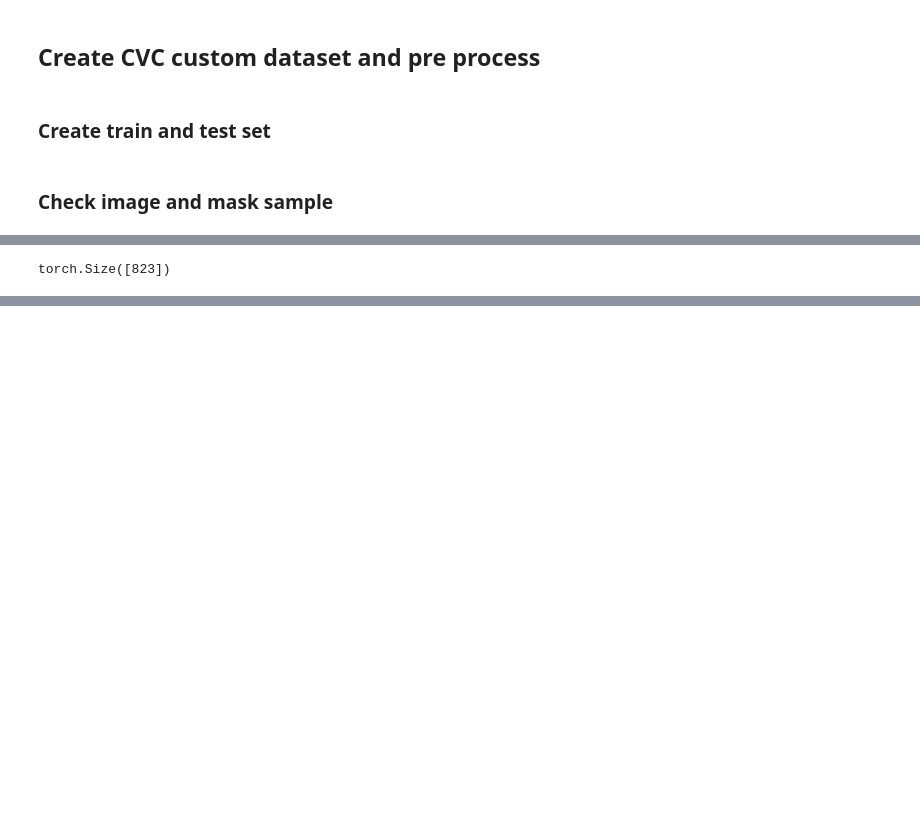
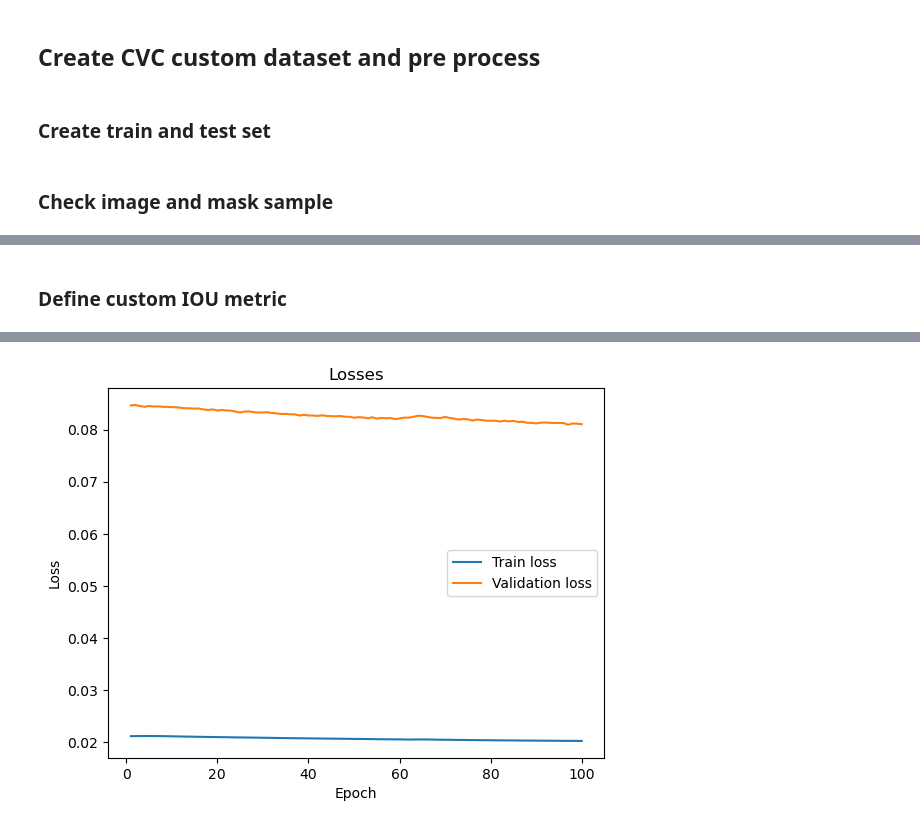
Before and after one commit to navti/MLProjects, a Jupyter notebook: medical-segmentation/segmentation.ipynb, the cells around one changed output, grey strips where cells are left out. Cells and saved outputs as stored; diff of their text form; code cells hidden in the pictures; blank space fills up the shorter version.

Commit message:
Add custom IOU metric. Modify training code.

```diff
--- a/medical-segmentation/segmentation.ipynb
+++ b/medical-segmentation/segmentation.ipynb
@@ -115,7 +116,3 @@ plt.imshow(mask, cmap='gray')
-# %%
-mask[mask == 1].shape
-# %% [output]
-torch.Size([823])
 # %%
 """ Parts of the U-Net model """
 
@@ -217,6 +214,7 @@ class UNet(nn.Module):
         self.up3 = (UpDoubleConv(256, 128 // factor, bilinear))
         self.up4 = (UpDoubleConv(128, 64, bilinear))
         self.outc = (OutConv(64, n_classes))
+        self.sigmoid = nn.Sigmoid()
 
     def forward(self, x):
         if self.checkpointing:
@@ -230,6 +228,7 @@ class UNet(nn.Module):
             x = checkpoint(self.up3, x,x2, use_reentrant=False)
             x = checkpoint(self.up4, x,x1, use_reentrant=False)
             logits = checkpoint(self.outc, x, use_reentrant=False)
+            # probs = checkpoint(self.sigmoid, logits, use_reentrant=False)
             return logits
 
         x1 = self.inc(x)
@@ -279,6 +291,24 @@ def save_model(model, name=None):
     else:
         save_model_path = "results/saved_models/"+name+".pth"
     torch.save(model.state_dict(), save_model_path)
+# %% [markdown]
+### Define custom IOU metric
+# %%
+# IoU metric
+
+def custom_iou(predictions: torch.tensor, targets: torch.tensor):
+    assert isinstance(predictions, torch.Tensor), "Not a torch tensor"
+    assert isinstance(targets, torch.Tensor), "Not a torch tensor"
+
+    # intersection : element wise multiplication or logical AND
+    intersection = torch.logical_and(predictions, targets)
+    # intersection = predictions * targets
+
+    # union : element wise sum or logical OR
+    union = torch.logical_or(predictions, targets)
+    # union = predictions + targets
+
+    return intersection.sum()/union.sum()
 # %%
 def train_model(model, device, train_loader, loss_criterion, optimizer, epoch):
     model.train()
@@ -326,14 +358,27 @@ def test_model(model, device, test_loader, loss_criterion):
 # %%
-# num_classes = 1
-# learning_rate = 0.01
-# num_epochs = 2
-# device = torch.device('cuda' if torch.cuda.is_available() else 'cpu')
-# loss_criterion = nn.BCEWithLogitsLoss()
-# inp_channels = 3
-# model = UNet(inp_channels, num_classes, checkpointing=True).to(device)
-# optimizer = optim.Adam(model.parameters(),lr=learning_rate)
-# print(f"using device: {device}")
-# data, targets = next(iter(train_loader))
-# data, targets = data.to(device), targets.to(device)
-# predictions = model(data)
-# loss = loss_criterion(predictions, targets)
+num_classes = 1
+learning_rate = 1e-6
+num_epochs = 100
+device = torch.device('cuda' if torch.cuda.is_available() else 'cpu')
+loss_criterion = nn.BCEWithLogitsLoss() # nn.BCELoss()
+inp_channels = 3
+model = UNet(inp_channels, num_classes, checkpointing=True).to(device)
+optimizer = optim.Adam(model.parameters(),lr=learning_rate)
+
+losses = defaultdict(list)
+
+print(f"using device: {device}")
+# print(summary(model))
+
+for epoch in range(1,num_epochs+1):
+    _, tloss = train_model(model, device, train_loader, loss_criterion, optimizer, epoch)
+    losses['train_loss'].append(tloss)
+    _, vloss = test_model(model, device, test_loader, loss_criterion)
+    losses['val_loss'].append(vloss)
+
+# save plots
+save_plots(losses, 'mnist-loss')
+
+#save model
+save_model(model, 'mnist_sample_model')
+# %% [output]
@@ -339,0 +402 @@ def test_model(model, device, test_loader, loss_criterion):
+[figure, added]
```
Also changed, not shown: parts of 11 cells of this notebook.
